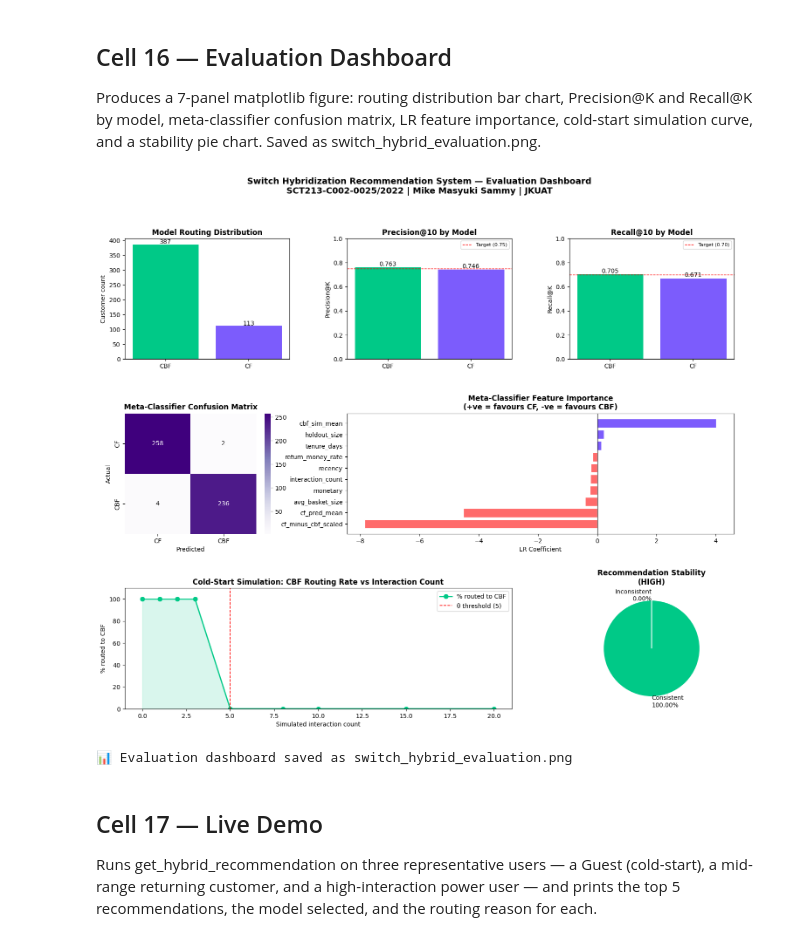
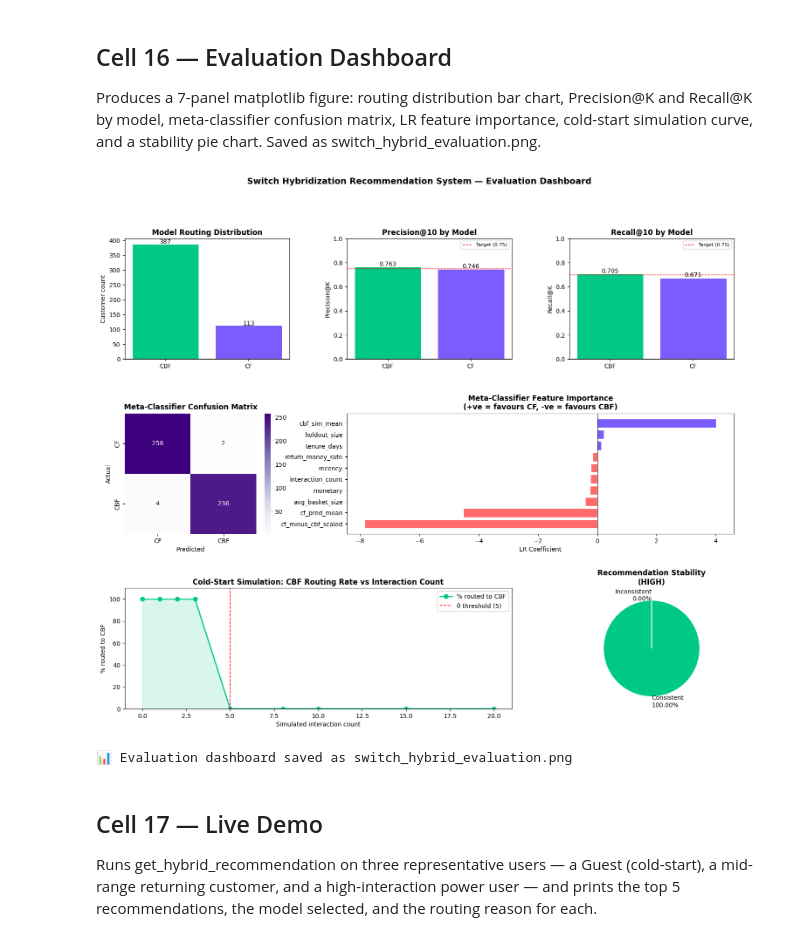
Before and after one commit to Droc-sid/Switch_Hybrid_Recommender_System, a Jupyter notebook: Switch_Hybrid_Recommender_Version 1.3.0 .ipynb, the cells around one changed output. Drawn from its saved outputs; the diff is of its cells as text; code cells hidden in the pictures.

```diff
--- a/Switch_Hybrid_Recommender_Version 1.3.0 .ipynb
+++ b/Switch_Hybrid_Recommender_Version 1.3.0 .ipynb
@@ -1255,7 +1255,7 @@ Produces a 7-panel matplotlib figure: routing distribution bar chart, Precision@
 # %%
 fig = plt.figure(figsize=(18, 14))
 fig.suptitle(
-    "Switch Hybridization Recommendation System — Evaluation Dashboard\n"
+    "Switch Hybridization Recommendation System — Evaluation Dashboard\n",
     fontsize=14, fontweight='bold', y=0.98
 )
 gs = gridspec.GridSpec(3, 3, figure=fig, hspace=0.45, wspace=0.35)
@@ -1318,34 +1318,34 @@ ax5.set_title('Meta-Classifier Feature Importance\n(+ve = favours CF, -ve = favo
 ax5.set_xlabel('LR Coefficient')
 
 # --- Plot 6: Cold-start simulation ---
 ax6 = fig.add_subplot(gs[2, 0:2])
 ax6.plot(sim_df['simulated_interactions'], sim_df['cbf_pct'],
          marker='o', color='#00c987', linewidth=2, markersize=7, label='% routed to CBF')
 ax6.axvline(COLD_START_THRESHOLD, color='red', linestyle='--', linewidth=1.2, label=f'θ threshold ({COLD_START_THRESHOLD})')
 ax6.fill_between(sim_df['simulated_interactions'], sim_df['cbf_pct'], alpha=0.15, color='#00c987')
 ax6.set_title('Cold-Start Simulation: CBF Routing Rate vs Interaction Count', fontweight='bold')
 ax6.set_xlabel('Simulated interaction count')
 ax6.set_ylabel('% routed to CBF')
 ax6.set_ylim(0, 110)
 ax6.legend()
 
 # --- Plot 7: Stability score ---
 ax7 = fig.add_subplot(gs[2, 2])
 stability_label = 'HIGH' if stability_score > 0.8 else 'MODERATE' if stability_score > 0.5 else 'LOW'
 stability_color = '#00c987' if stability_score > 0.8 else '#ffd166' if stability_score > 0.5 else '#ff6b6b'
 ax7.pie(
     [stability_score, 1 - stability_score],
     labels=[f'Consistent\n{stability_score:.2%}', f'Inconsistent\n{1-stability_score:.2%}'],
     colors=[stability_color, '#e0e0e0'],
     startangle=90, wedgeprops={'edgecolor': 'white', 'linewidth': 1.5}
 )
 ax7.set_title(f'Recommendation Stability\n({stability_label})', fontweight='bold')
 
 plt.savefig('switch_hybrid_evaluation.png', dpi=150, bbox_inches='tight')
 plt.show()
 print("📊 Evaluation dashboard saved as switch_hybrid_evaluation.png")
 # %% [output]
-[figure, old version]
+[figure, new version]
 📊 Evaluation dashboard saved as switch_hybrid_evaluation.png
 # %% [markdown]
 ## Cell 17 — Live Demo
```
Also changed, not shown: parts of 1 cell of this notebook.
